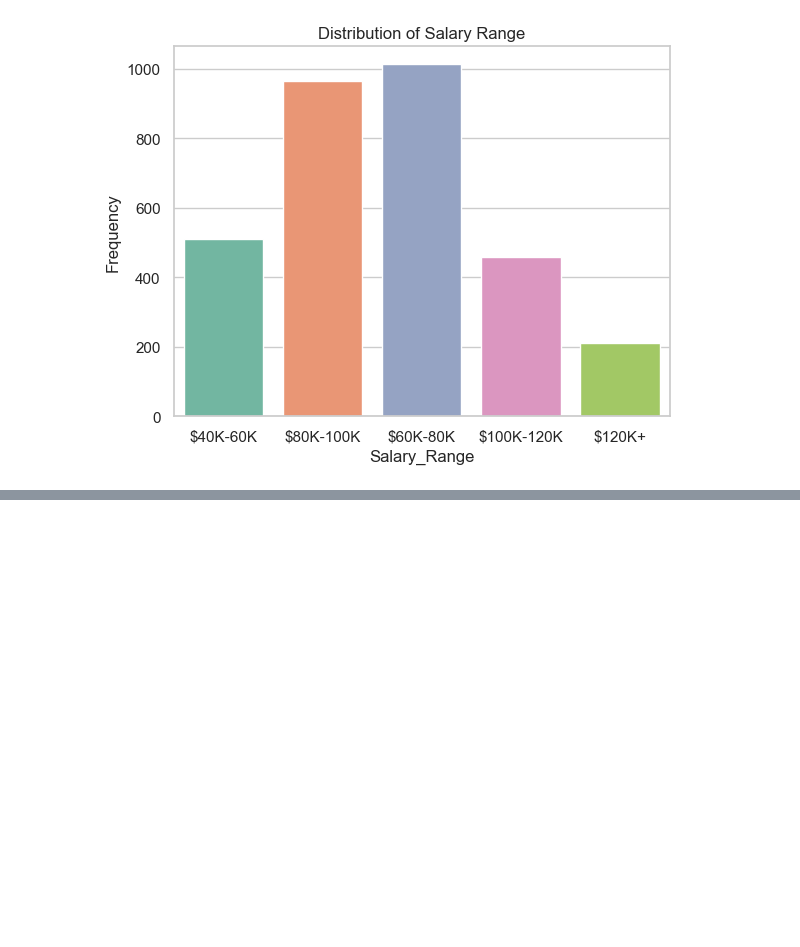
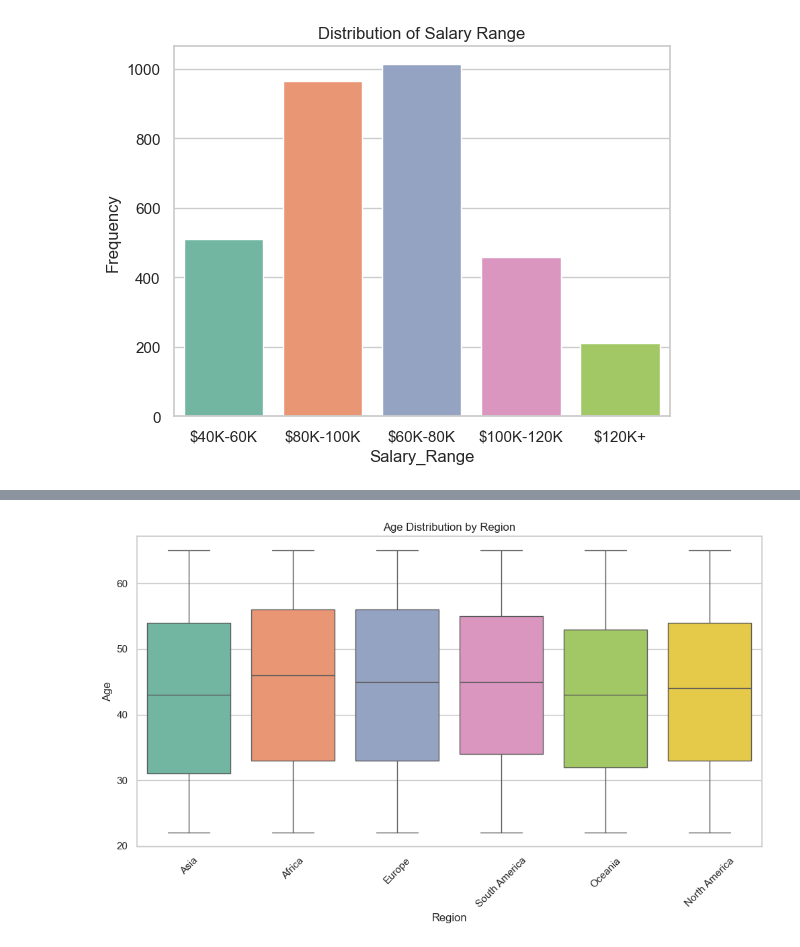
Before and after one commit to GideonKayode/post_pandemic_remote_work_health_impact_2025, a Jupyter notebook: post_pandemic.ipynb, the cells around one changed output, grey strips where cells are left out. Cells and saved outputs as stored; diff of their text form; code cells hidden in the pictures; blank space fills up the shorter version.

```diff
--- a/post_pandemic.ipynb
+++ b/post_pandemic.ipynb
@@ -244,0 +327,10 @@ plt.show()
+# %%
+plt.figure(figsize=(12, 6))
+sns.boxplot(data=df, x='Region', y='Age', palette='Set2')
+plt.title('Age Distribution by Region')
+plt.xlabel('Region')
+plt.ylabel('Age')
+plt.xticks(rotation=45)
+plt.show()
+# %% [output]
+[figure, added]
```
Also changed, not shown: parts of 31 cells of this notebook.
